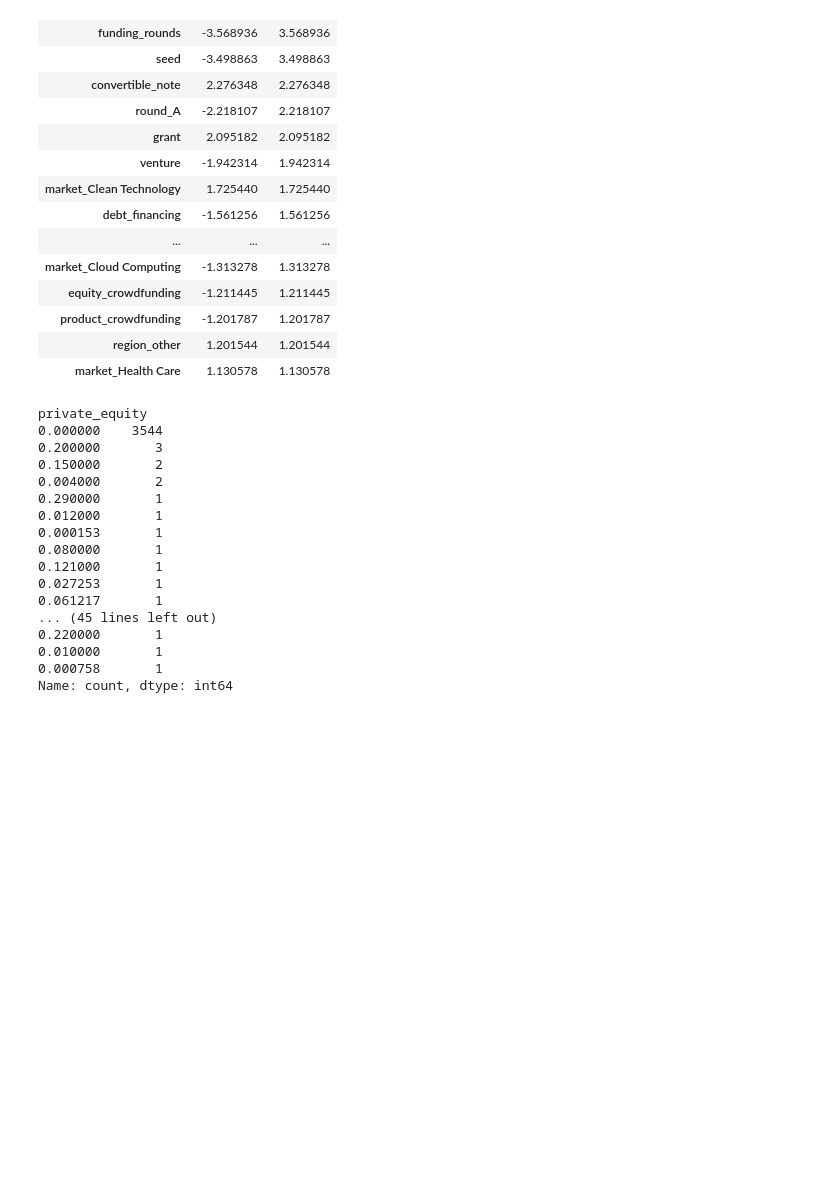
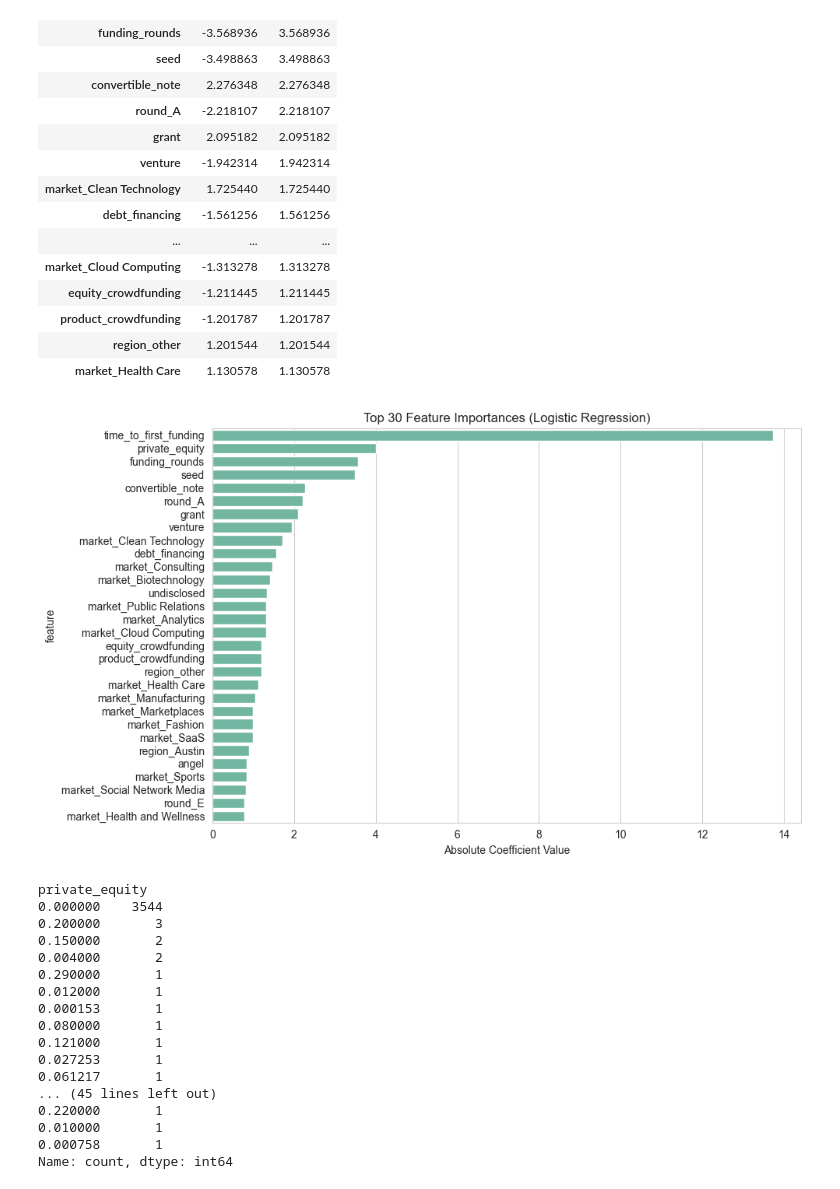
Before and after one commit to valebonato/prova, a Jupyter notebook: final_notebook.ipynb, the cells around one changed output. Drawn from its saved outputs; the diff is of its cells as text; code cells hidden in the pictures; blank space fills up the shorter version.

Commit message:
aggiunto grafico dei top coeff per importanza nella logisti regression

```diff
--- a/final_notebook.ipynb
+++ b/final_notebook.ipynb
@@ -1367,6 +1367,20 @@ coef_df.sort_values(by='coef_abs', ascending=False)[:20]
 | product_crowdfunding | -1.201787 | 1.201787 |
 | region_other | 1.201544 | 1.201544 |
 | market_Health Care | 1.130578 | 1.130578 |
+# %%
+# Ordina i coefficienti per importanza assoluta
+coef_df = coef_df.sort_values(by='coef_abs', ascending=False)
+coef_df['feature'] = coef_df.index
+
+# Plot
+plt.figure(figsize=(10, 6))
+sns.barplot(data=coef_df[:30], x='coef_abs', y='feature')
+plt.title('Top 30 Feature Importances (Logistic Regression)')
+plt.xlabel('Absolute Coefficient Value')
+plt.tight_layout()
+plt.show()
+# %% [output]
+[figure, added]
 # %%
 X_train_scaled['private_equity'].value_counts()
 # vast majority of observations are 0, so coefficient probably isn't
```
Also changed, not shown: parts of 3 cells of this notebook.
